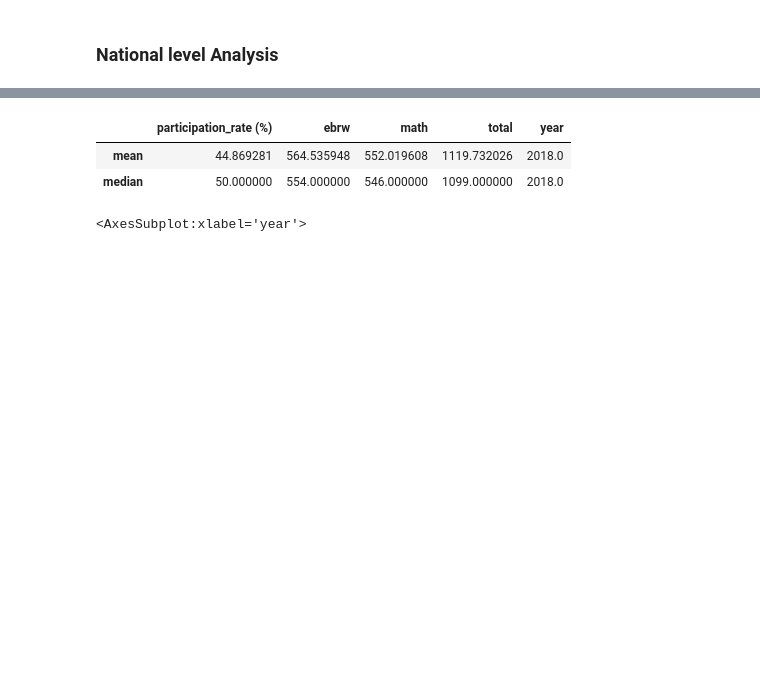
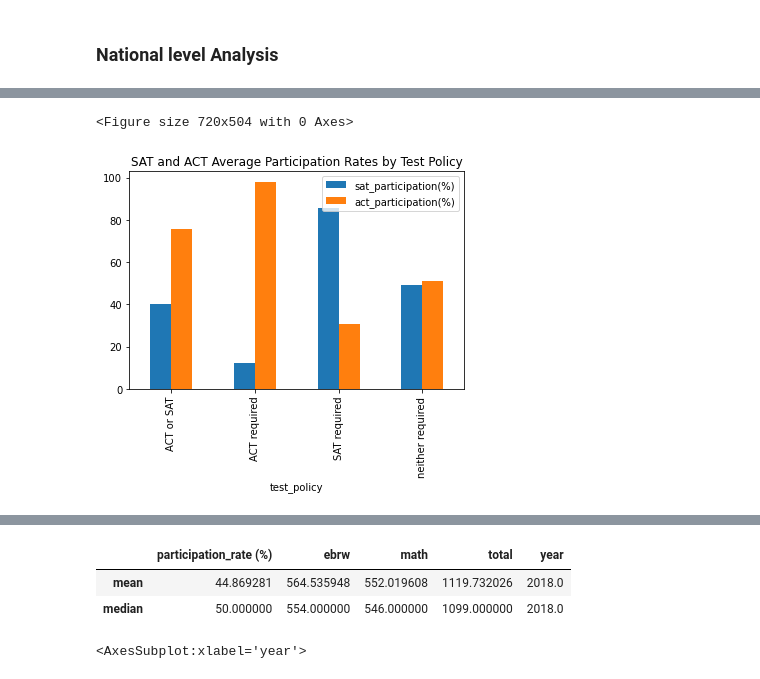
Before and after one commit to nnennaoorji/ACT_SAT_Analysis_2, a Jupyter notebook: code/EDA.ipynb, the cells around one changed output, grey strips where cells are left out. Cells and saved outputs as stored; diff of their text form; code cells hidden in the pictures; blank space fills up the shorter version.

```diff
--- a/code/EDA.ipynb
+++ b/code/EDA.ipynb
@@ -7,4 +7,5 @@ import matplotlib.pyplot as plt
 # %%
 #read in cleaned data
 sat= pd.read_csv('../dataset/sat_cleaned.csv')
-sat.head()
+act= pd.read_csv('../dataset/sat_cleaned.csv')
+act_and_sat= pd.read_csv('../dataset/act_sat_merged.csv')
@@ -27,0 +59,3 @@ sat.head()
+# %%
+act_and_sat.drop(columns='Unnamed: 0',inplace= True)
+act_and_sat.head()
@@ -29,0 +81,8 @@ sat.head()
+# %%
+plt.figure(figsize=(10,7))
+act_and_sat.groupby(['test_policy'])[["sat_participation(%)","act_participation(%)"]].mean().plot(kind='bar')
+plt.title("SAT and ACT Average Participation Rates by Test Policy")
+plt.savefig("SAT and ACT Average Participation Rates by Test Policy")
+# %% [output]
+<Figure size 720x504 with 0 Axes>
+[figure, added]
```
Also changed, not shown: parts of 17 cells of this notebook, 3 other files.
